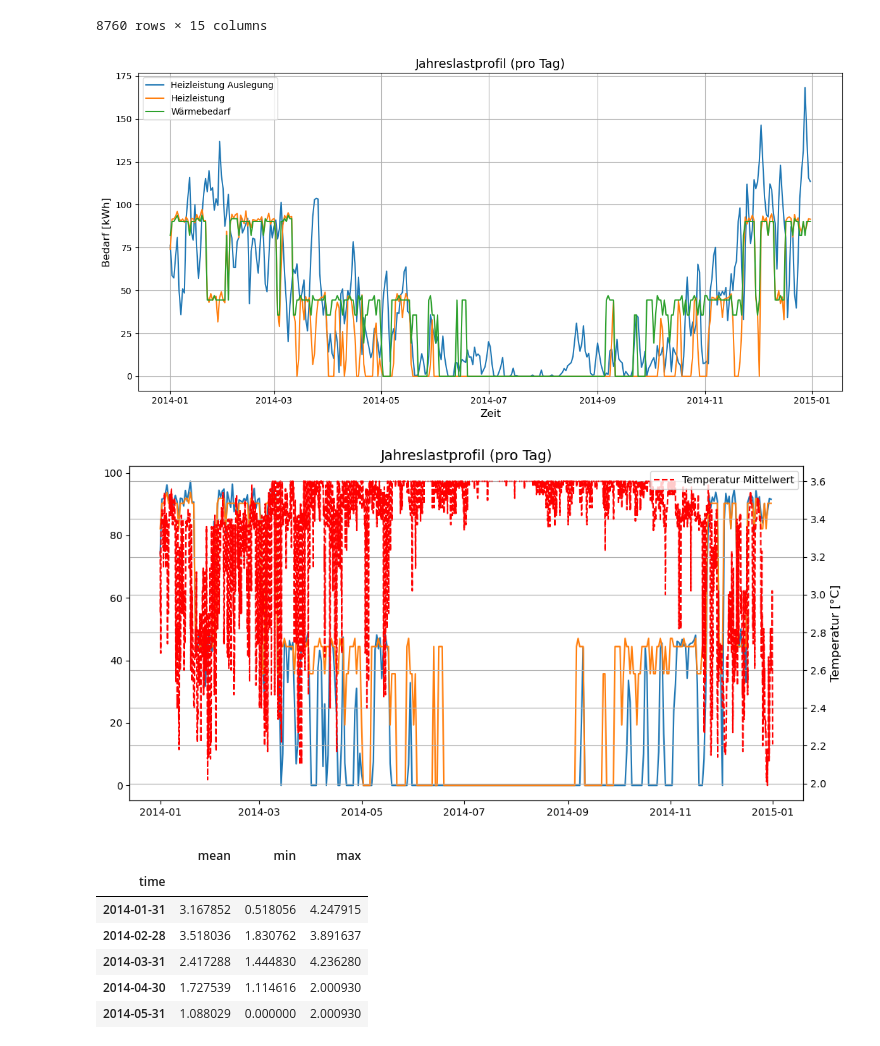
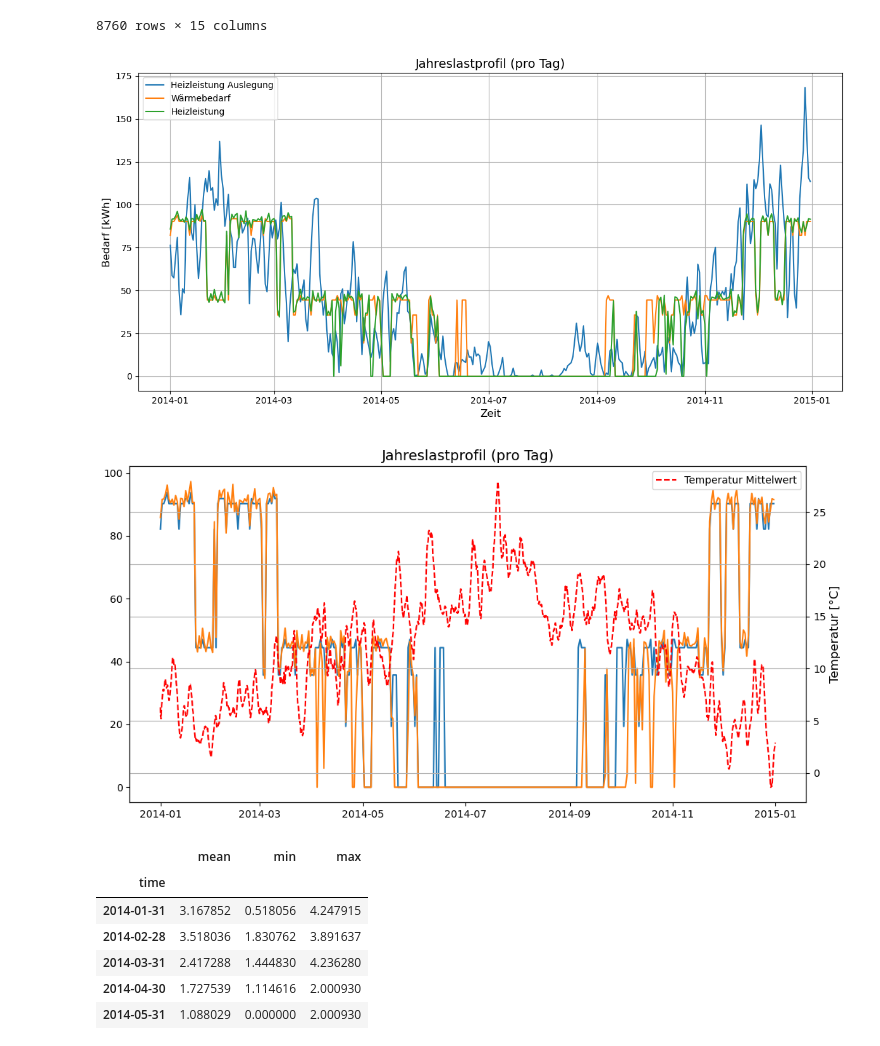
Before and after one commit to d-esplo/hemsrechner, a Jupyter notebook: wp+ps_250116.ipynb, the cells around one changed output. Drawn from its saved outputs; the diff is of its cells as text; code cells hidden in the pictures.

```diff
--- a/wp+ps_250116.ipynb
+++ b/wp+ps_250116.ipynb
@@ -67,7 +67,7 @@ for time in t_amb.index[1:]:  # ab der zweiten Zeile
     # print(f"Verarbeite Zeitstempel: {time}, vorheriger Zeitstempel: {previous_time}")
     # print(f"Wärmegehalt PS (vorher): {t_amb.loc[previous_time, 'Wärmegehalt PS']}, Wärmebedarf: {t_amb.loc[time, 'Wärmebedarf']}")
 
-    if t_amb.loc[time, 'temp_mittel'] <= 15 and t_amb.loc[time, 'Wärmebedarf_mittel'] >= 1.8:
+    if t_amb.loc[time, 'temp_mittel'] <= 15: #and t_amb.loc[time, 'Wärmebedarf_mittel'] >= 1.8:
         if t_amb.loc[time, 'Wärmebedarf'] == 0:
             t_amb.loc[time, 'Heizleistung neu'] = 0
             t_amb.loc[time, 'Wärmegehalt PS'] = t_amb.loc[previous_time, 'Wärmegehalt PS'] - t_amb.loc[time, 'Wärmebedarf'] - PS_verlust
@@ -159,8 +159,8 @@ plt.figure(figsize=(12, 6))
 # Einzelne Spalten plotten
 
 plt.plot(t_amb_d['Heizleistung'], label='Heizleistung Auslegung')
+plt.plot(t_amb_d['Wärmebedarf'], label='Wärmebedarf')
 plt.plot(t_amb_d['Heizleistung neu'], label='Heizleistung')
-plt.plot(t_amb_d['Wärmebedarf'], label='Wärmebedarf')
 #plt.plot(t_amb_d['Wärmegehalt PS'], label='Wärmegehalt PS')
 #plt.plot(t_amb_d['Ladezustand PS'], label='Ladezustand PS')
 
@@ -175,7 +175,7 @@ plt.tight_layout()
 # Diagramm anzeigen
 plt.show()
 # %% [output]
-[figure, old version]
+[figure, new version]
 # %%
 import matplotlib.pyplot as plt
 
@@ -184,36 +184,36 @@ t_amb_d = t_amb.resample('d').sum()
 
 # Erstellen Sie eine neue Figur
 plt.figure(figsize=(12, 6))
 
 # Plot für die linke y-Achse
 # plt.plot(t_amb_d['Heizleistung'], label='Heizleistung Auslegung')
+plt.plot(t_amb_d['Wärmebedarf'], label='Wärmebedarf')
 plt.plot(t_amb_d['Heizleistung neu'], label='Heizleistung')
-plt.plot(t_amb_d['Wärmebedarf'], label='Wärmebedarf')
 
 # Erstellen der rechten y-Achse
 ax2 = plt.gca().twinx()
-ax2.plot(t_amb['COP'], label='Temperatur Mittelwert', color='red', linestyle='--')
+ax2.plot(t_amb['temp_mittel'], label='Temperatur Mittelwert', color='red', linestyle='--')
 
 # Diagramm anpassen
 plt.title('Jahreslastprofil (pro Tag)', fontsize=14)
 plt.xlabel('Zeit', fontsize=12)
 plt.ylabel('Bedarf [kWh]', fontsize=12)
 ax2.set_ylabel('Temperatur [°C]', fontsize=12)
 
 # Legende hinzufügen
 plt.legend(loc='upper left')
 ax2.legend(loc='upper right')
 
 # Raster anzeigen
 plt.grid(True)
 
 # Layout anpassen
 # plt.tight_layout()
 
 # Diagramm anzeigen
 plt.show()
 # %% [output]
-[figure, old version]
+[figure, new version]
 # %%
 monthly_stats = t_amb['Wärmebedarf_mittel'].resample('M').agg(['mean', 'min', 'max'])
 monthly_stats
```
Also changed, not shown: parts of 2 cells of this notebook, 6 other files.
